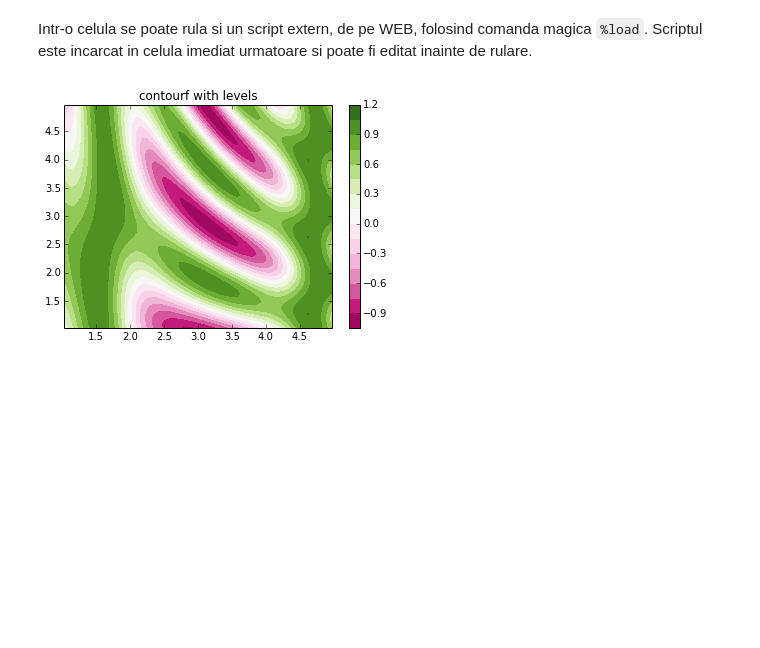
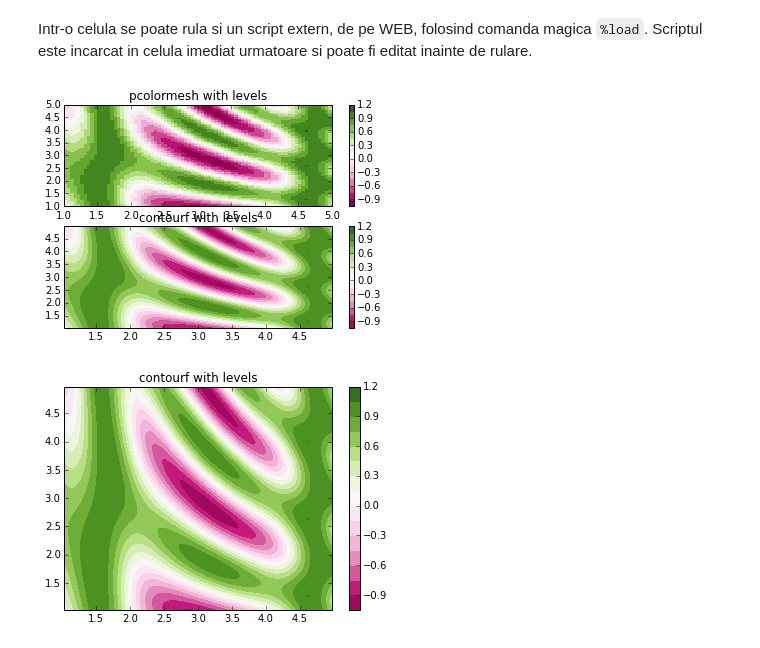
Before and after one commit to empet/LinAlgCS, a Jupyter notebook: PythonIPythonN.ipynb, the cells around one changed output. Cells and saved outputs as stored; diff of their text form; code cells hidden in the pictures; blank space fills up the shorter version.

```diff
--- a/PythonIPythonN.ipynb
+++ b/PythonIPythonN.ipynb
@@ -156,3 +209,59 @@ Intr-o celula se poate rula si un script extern, de pe WEB, folosind comanda mag
+# %%
+"""
+Shows how to combine Normalization and Colormap instances to draw
+"levels" in pcolor, pcolormesh and imshow type plots in a similar
+way to the levels keyword argument to contour/contourf.
+
+"""
+
+import matplotlib.pyplot as plt
+from matplotlib.colors import BoundaryNorm
+from matplotlib.ticker import MaxNLocator
+import numpy as np
+
+
+# make these smaller to increase the resolution
+dx, dy = 0.05, 0.05
+
+# generate 2 2d grids for the x & y bounds
+y, x = np.mgrid[slice(1, 5 + dy, dy),
+                slice(1, 5 + dx, dx)]
+
+z = np.sin(x) ** 10 + np.cos(10 + y * x) * np.cos(x)
+
+# x and y are bounds, so z should be the value *inside* those bounds.
+# Therefore, remove the last value from the z array.
+z = z[:-1, :-1]
+levels = MaxNLocator(nbins=15).tick_values(z.min(), z.max())
+
+
+# pick the desired colormap, sensible levels, and define a normalization
+# instance which takes data values and translates those into levels.
+cmap = plt.get_cmap('PiYG')
+norm = BoundaryNorm(levels, ncolors=cmap.N, clip=True)
+
+plt.subplot(2, 1, 1)
+im = plt.pcolormesh(x, y, z, cmap=cmap, norm=norm)
+plt.colorbar()
+# set the limits of the plot to the limits of the data
+plt.axis([x.min(), x.max(), y.min(), y.max()])
+plt.title('pcolormesh with levels')
+
+
+
+plt.subplot(2, 1, 2)
+# contours are *point* based plots, so convert our bound into point
+# centers
+plt.contourf(x[:-1, :-1] + dx / 2.,
+             y[:-1, :-1] + dy / 2., z, levels=levels,
+             cmap=cmap)
+plt.colorbar()
+plt.title('contourf with levels')
+
+
+plt.show()
+# %% [output]
+[figure, added]
 # %%
 """
 Shows how to combine Normalization and Colormap instances to draw
```
Also changed, not shown: parts of 9 cells of this notebook.
